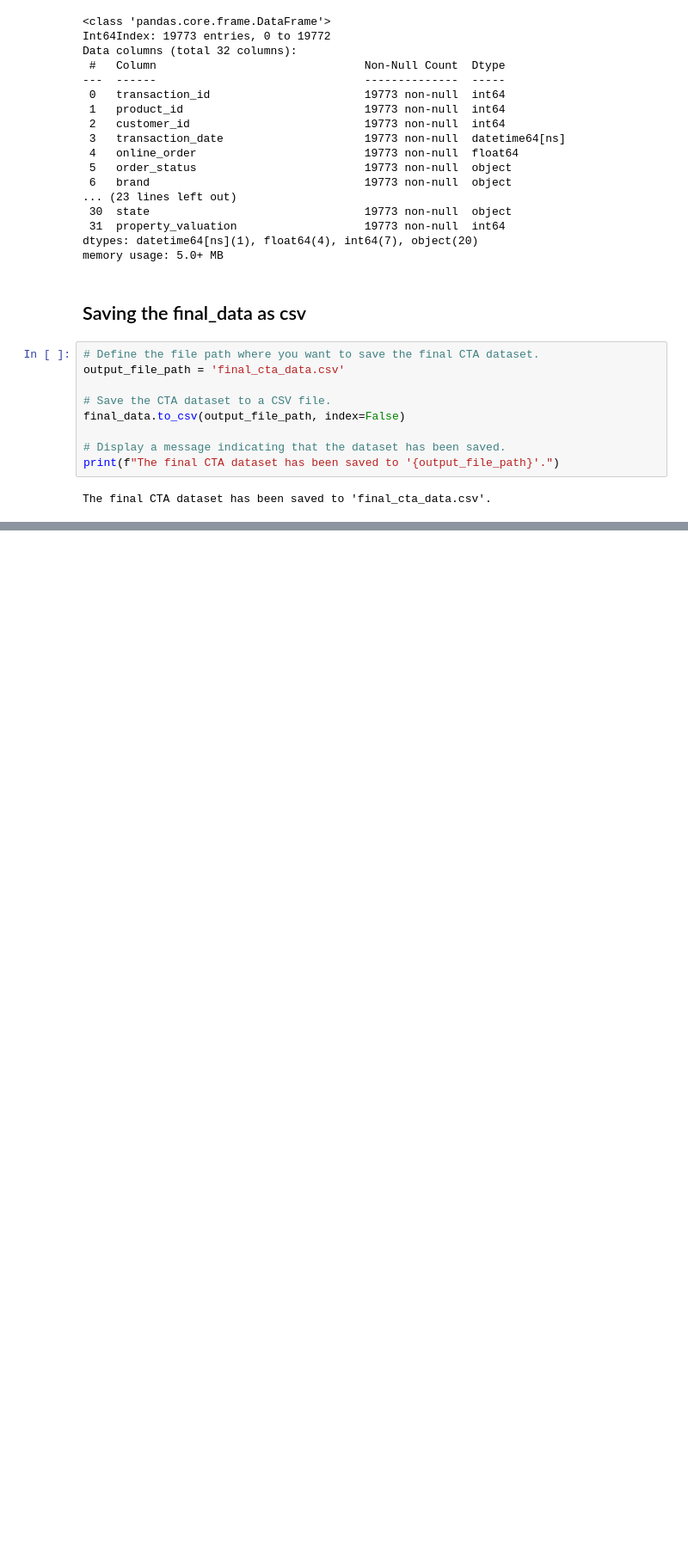
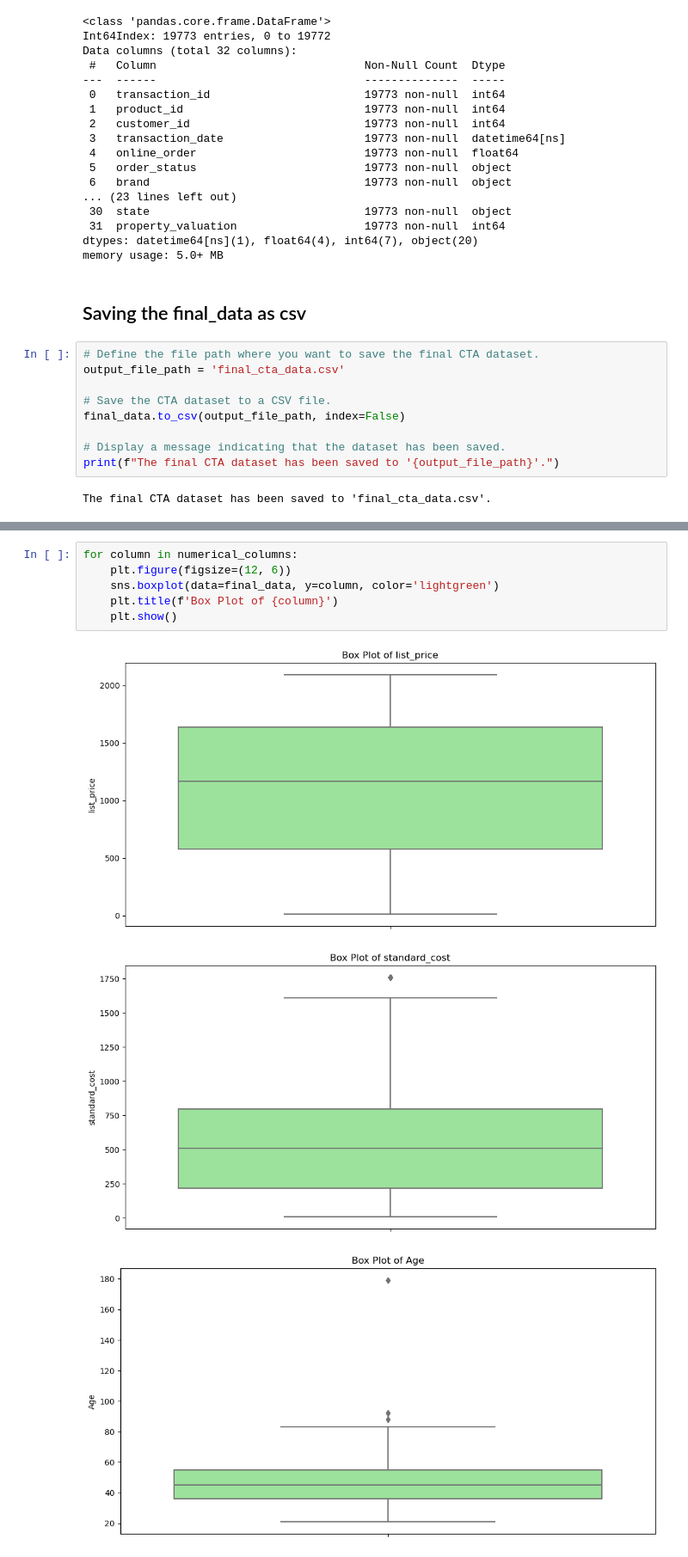
Before and after one commit to Dudimath/Sprocket_Central_Data_Analysis, a Jupyter notebook: analysis.ipynb, the cells around one changed output, grey strips where cells are left out. Shown at 86% size. Saved outputs shown, nothing was run; the diff lists cells and outputs as text; blank space fills up the shorter version.

```diff
--- a/analysis.ipynb
+++ b/analysis.ipynb
@@ -723,0 +803,10 @@ The final CTA dataset has been saved to 'final_cta_data.csv'.
+# %%
+for column in numerical_columns:
+    plt.figure(figsize=(12, 6))
+    sns.boxplot(data=final_data, y=column, color='lightgreen')
+    plt.title(f'Box Plot of {column}')
+    plt.show()
+# %% [output]
+[figure, added]
+[figure, added]
+[figure, added]
```
Also changed, not shown: parts of 58 cells of this notebook.
